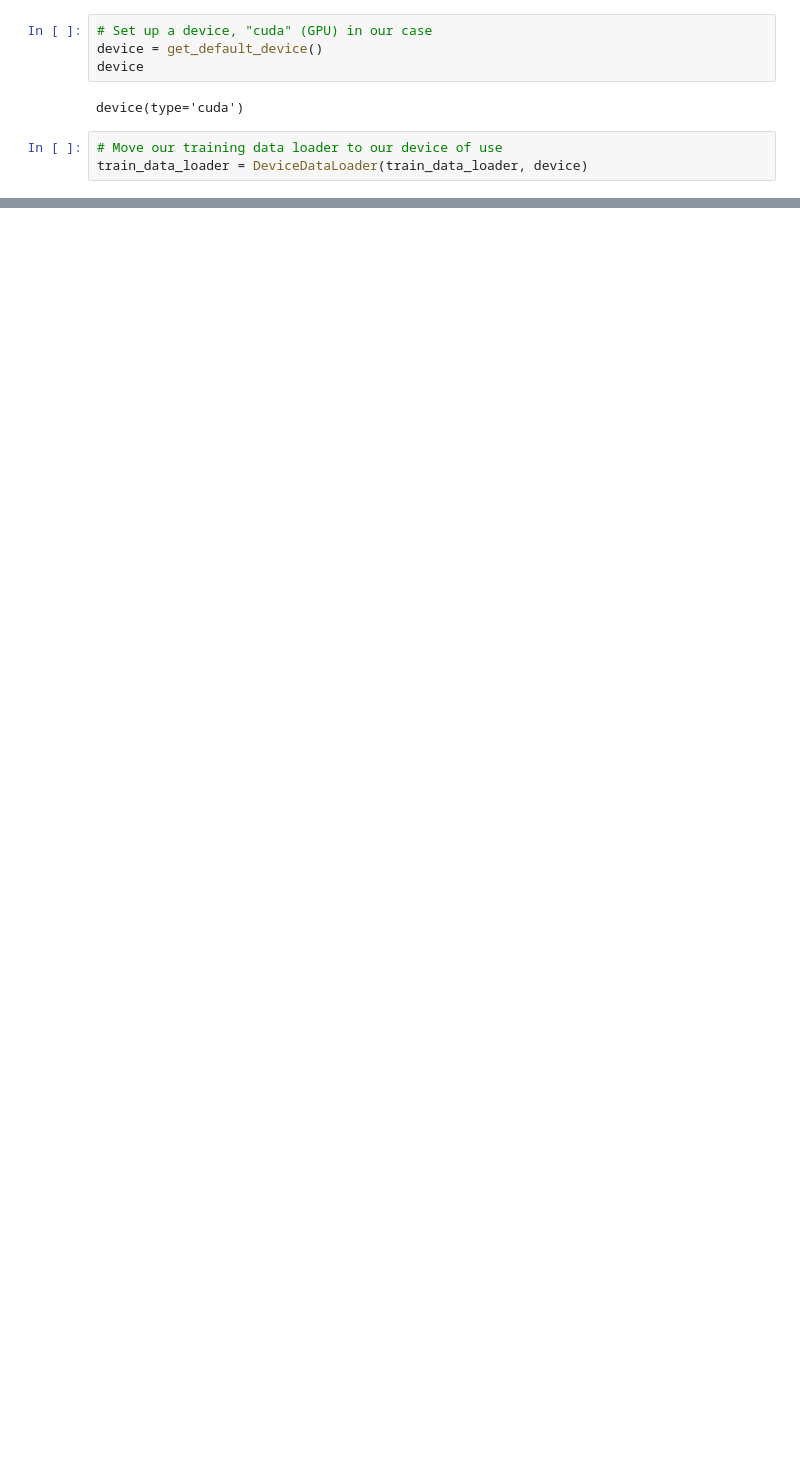
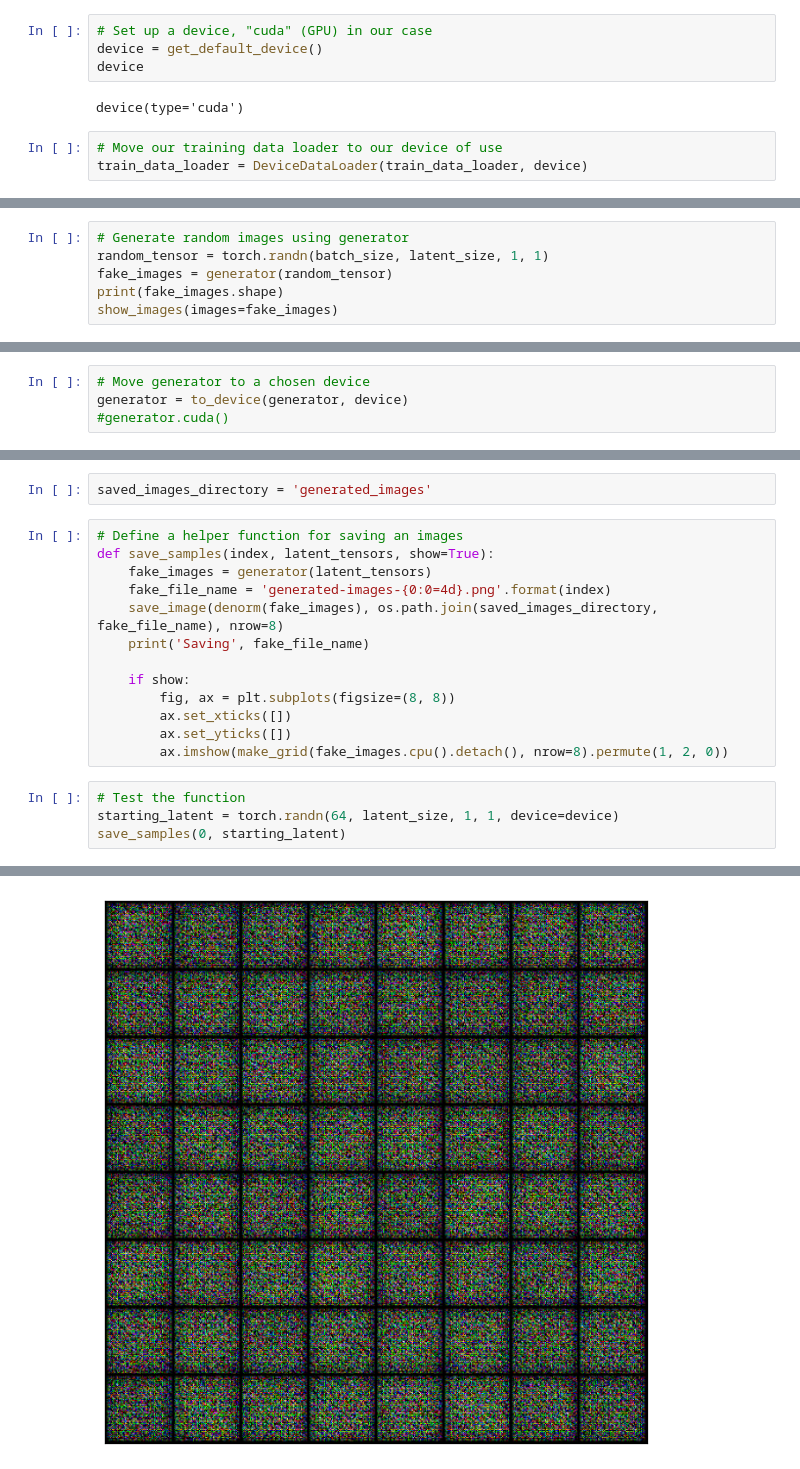
Before and after one commit to RelentlessViper/S24_anime_faces_generator, a Jupyter notebook: main.ipynb, the cells around one changed output, grey strips where cells are left out. Saved outputs shown, nothing was run; the diff lists cells and outputs as text; blank space fills up the shorter version.

```diff
--- a/main.ipynb
+++ b/main.ipynb
@@ -88,0 +162,6 @@ train_data_loader = DeviceDataLoader(train_data_loader, device)
+# %%
+# Generate random images using generator
+random_tensor = torch.randn(batch_size, latent_size, 1, 1)
+fake_images = generator(random_tensor)
+print(fake_images.shape)
+show_images(images=fake_images)
@@ -88,0 +171,4 @@ train_data_loader = DeviceDataLoader(train_data_loader, device)
+# %%
+# Move generator to a chosen device
+generator = to_device(generator, device)
+#generator.cuda()
@@ -88,0 +223,20 @@ train_data_loader = DeviceDataLoader(train_data_loader, device)
+# %%
+saved_images_directory = 'generated_images'
+# %%
+# Define a helper function for saving an images
+def save_samples(index, latent_tensors, show=True):
+    fake_images = generator(latent_tensors)
+    fake_file_name = 'generated-images-{0:0=4d}.png'.format(index)
+    save_image(denorm(fake_images), os.path.join(saved_images_directory, fake_file_name), nrow=8)
+    print('Saving', fake_file_name)
+
+    if show:
+        fig, ax = plt.subplots(figsize=(8, 8))
+        ax.set_xticks([])
+        ax.set_yticks([])
+        ax.imshow(make_grid(fake_images.cpu().detach(), nrow=8).permute(1, 2, 0))
+# %%
+# Test the function
+starting_latent = torch.randn(64, latent_size, 1, 1, device=device)
+save_samples(0, starting_latent)
+# %% [output]
@@ -88,0 +245 @@ train_data_loader = DeviceDataLoader(train_data_loader, device)
+[figure, added]
```
Also changed, not shown: parts of 15 cells of this notebook.
